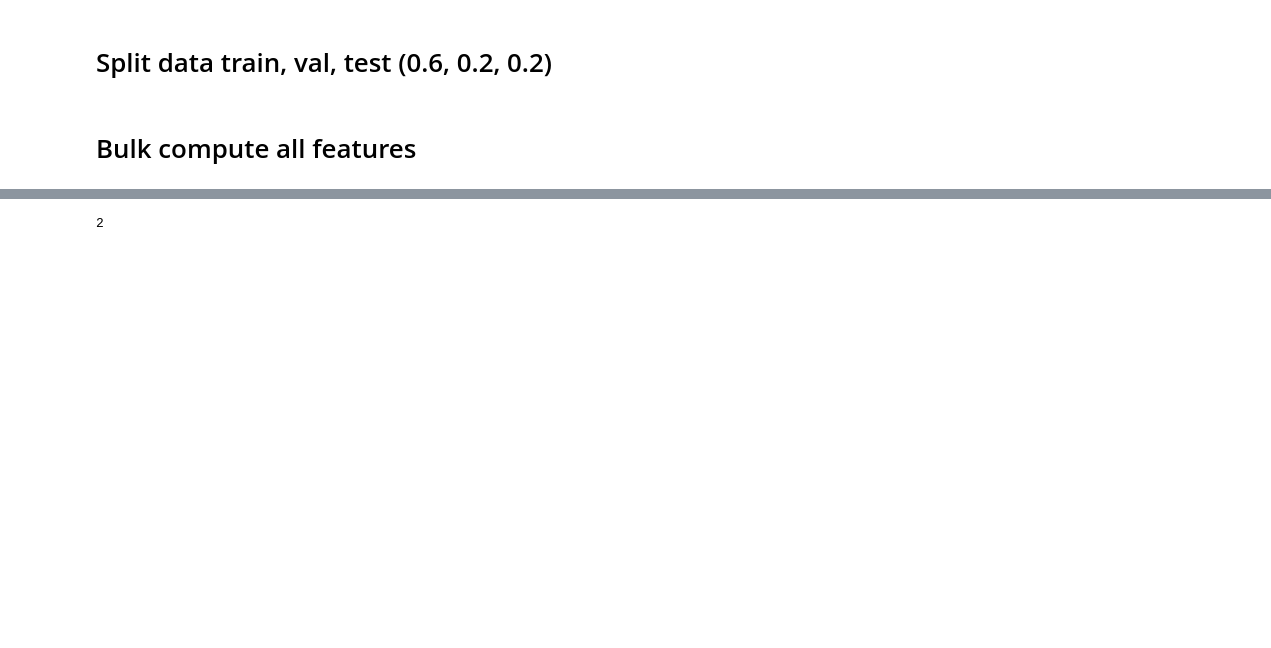
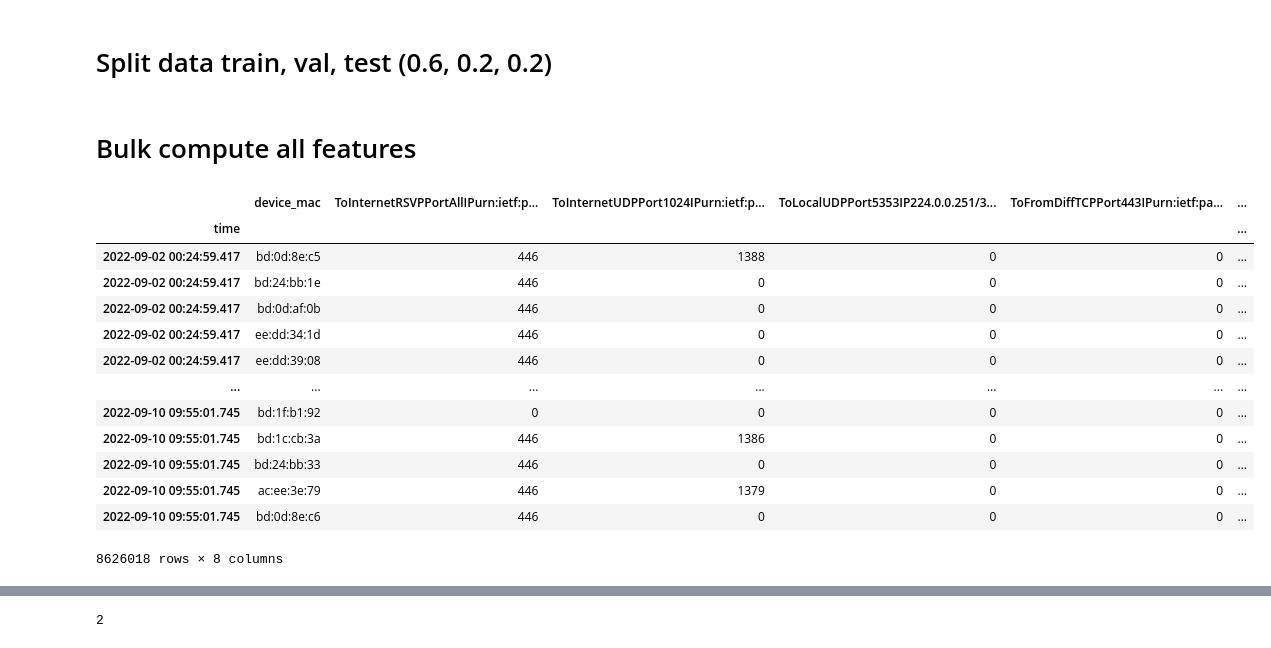
Before and after one commit to MillenniumForce/DATA3001, a Jupyter notebook: deep_learning/Feature_Engineering.ipynb, the cells around one changed output, grey strips where cells are left out. Cells and saved outputs as stored; diff of their text form; code cells hidden in the pictures; blank space fills up the shorter version.

```diff
--- a/deep_learning/Feature_Engineering.ipynb
+++ b/deep_learning/Feature_Engineering.ipynb
@@ -191,4 +229,21 @@ def construct_flow_dataframe(df, flow_type, window_size=60):
   del batches
 
   return flow_df
+# %%
+train_df
+# %% [output]
+|  | device_mac | ToInternetRSVPPortAllIPurn:ietf:p... | ToInternetUDPPort1024IPurn:ietf:p... | ToLocalUDPPort5353IP224.0.0.251/3... | ToFromDiffTCPPort443IPurn:ietf:pa... | ... |
+| time |  |  |  |  |  | ... |
+| 2022-09-02 00:24:59.417 | bd:0d:8e:c5 | 446 | 1388 | 0 | 0 | ... |
+| 2022-09-02 00:24:59.417 | bd:24:bb:1e | 446 | 0 | 0 | 0 | ... |
+| 2022-09-02 00:24:59.417 | bd:0d:af:0b | 446 | 0 | 0 | 0 | ... |
+| 2022-09-02 00:24:59.417 | ee:dd:34:1d | 446 | 0 | 0 | 0 | ... |
+| 2022-09-02 00:24:59.417 | ee:dd:39:08 | 446 | 0 | 0 | 0 | ... |
+| ... | ... | ... | ... | ... | ... | ... |
+| 2022-09-10 09:55:01.745 | bd:1f:b1:92 | 0 | 0 | 0 | 0 | ... |
+| 2022-09-10 09:55:01.745 | bd:1c:cb:3a | 446 | 1386 | 0 | 0 | ... |
+| 2022-09-10 09:55:01.745 | bd:24:bb:33 | 446 | 0 | 0 | 0 | ... |
+| 2022-09-10 09:55:01.745 | ac:ee:3e:79 | 446 | 1379 | 0 | 0 | ... |
+| 2022-09-10 09:55:01.745 | bd:0d:8e:c6 | 446 | 0 | 0 | 0 | ... |
+8626018 rows × 8 columns
 # %%
```
Also changed, not shown: parts of 11 cells of this notebook.
